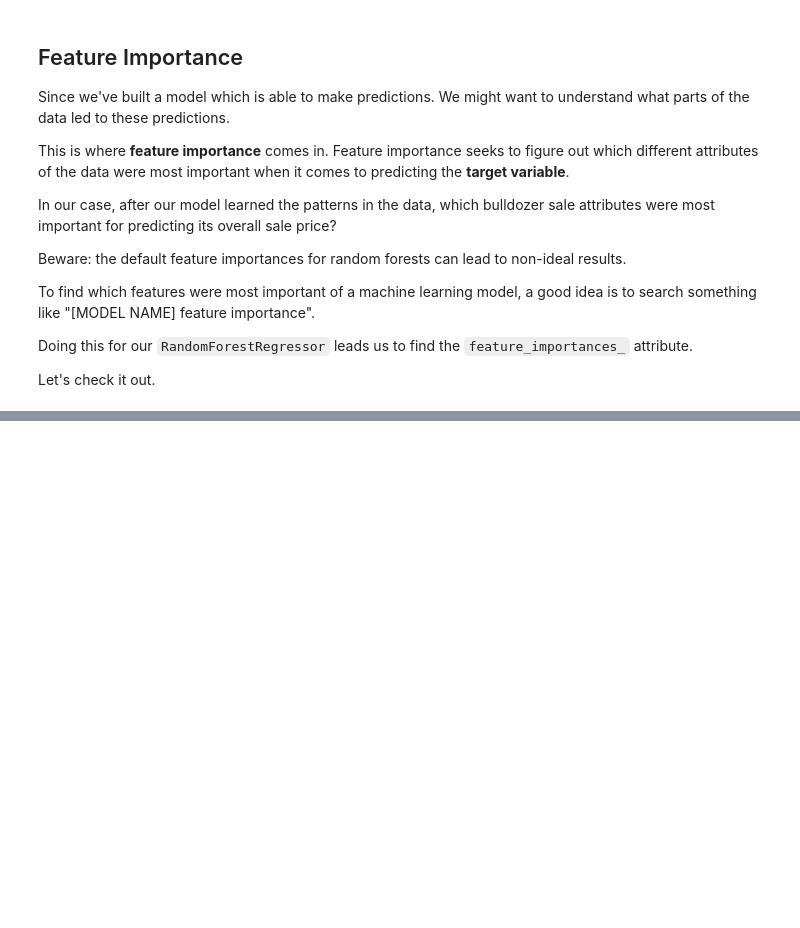
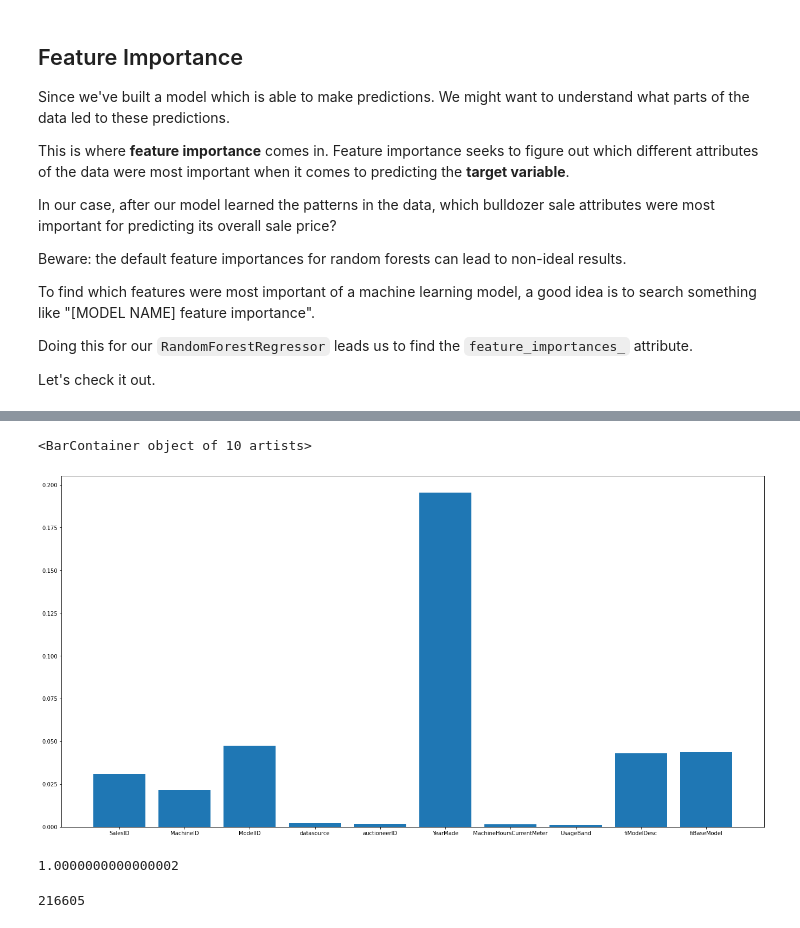
Before and after one commit to Shubhranshu-Malhotra/Bulldozer-Price-Regression-Project, a Jupyter notebook: Bulldozer-Price-Prediction-Modelling_and_experimentation.ipynb, the cells around one changed output, grey strips where cells are left out. Cells and saved outputs as stored; diff of their text form; code cells hidden in the pictures; blank space fills up the shorter version.

```diff
--- a/Bulldozer-Price-Prediction-Modelling_and_experimentation.ipynb
+++ b/Bulldozer-Price-Prediction-Modelling_and_experimentation.ipynb
@@ -2499,0 +2593,15 @@ Let's check it out.
+# %%
+fig = plt.figure(figsize=(20,10))
+axes = fig.add_axes([0.1,0.1,0.9,0.9])
+axes.bar(x= df_test.columns[:10], height=best_model.feature_importances_[:10])
+# %% [output]
+<BarContainer object of 10 artists>
+[figure, added]
+# %%
+sum(best_model.feature_importances_)
+# %% [output]
+1.0000000000000002
+# %%
+df_tmp["ProductSize_is_missing"].sum()
+# %% [output]
+216605
```
Also changed, not shown: parts of 13 cells of this notebook.
